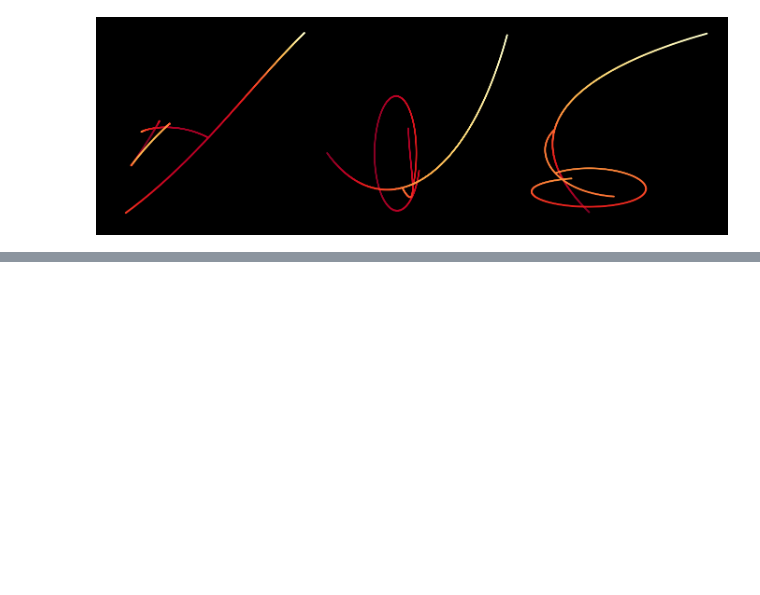
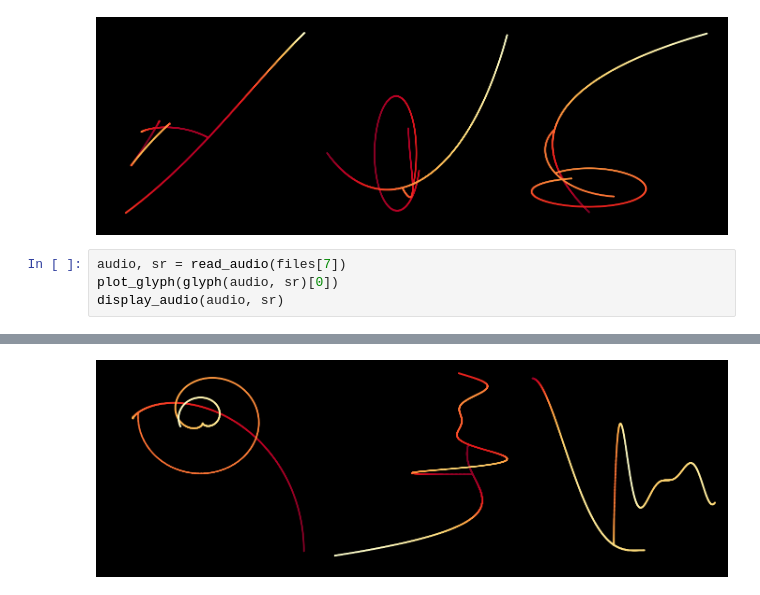
Before and after one commit to victor-shepardson/audioglyph, a Jupyter notebook: glyph.ipynb, the cells around one changed output, grey strips where cells are left out. Saved outputs shown, nothing was run; the diff lists cells and outputs as text; blank space fills up the shorter version.

```diff
--- a/glyph.ipynb
+++ b/glyph.ipynb
@@ -446,3 +416,8 @@ display_audio(audio, sr)
 # %% [output]
 [interactive output not drawn]
 [figure]
+# %%
+audio, sr = read_audio(files[7])
+plot_glyph(glyph(audio, sr)[0])
+display_audio(audio, sr)
+# %% [output]
@@ -448,0 +425 @@ display_audio(audio, sr)
+[figure, added]
```
Also changed, not shown: parts of 9 cells of this notebook, 1 other file.
